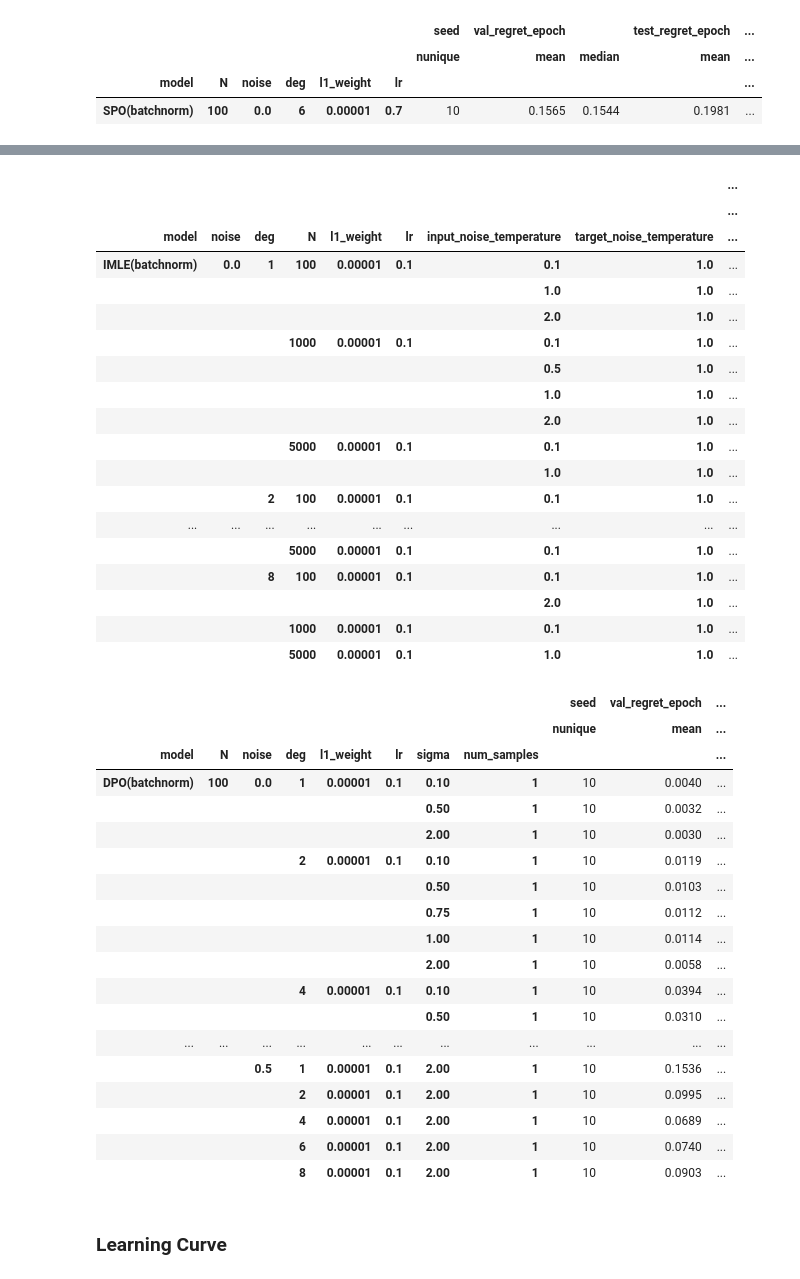
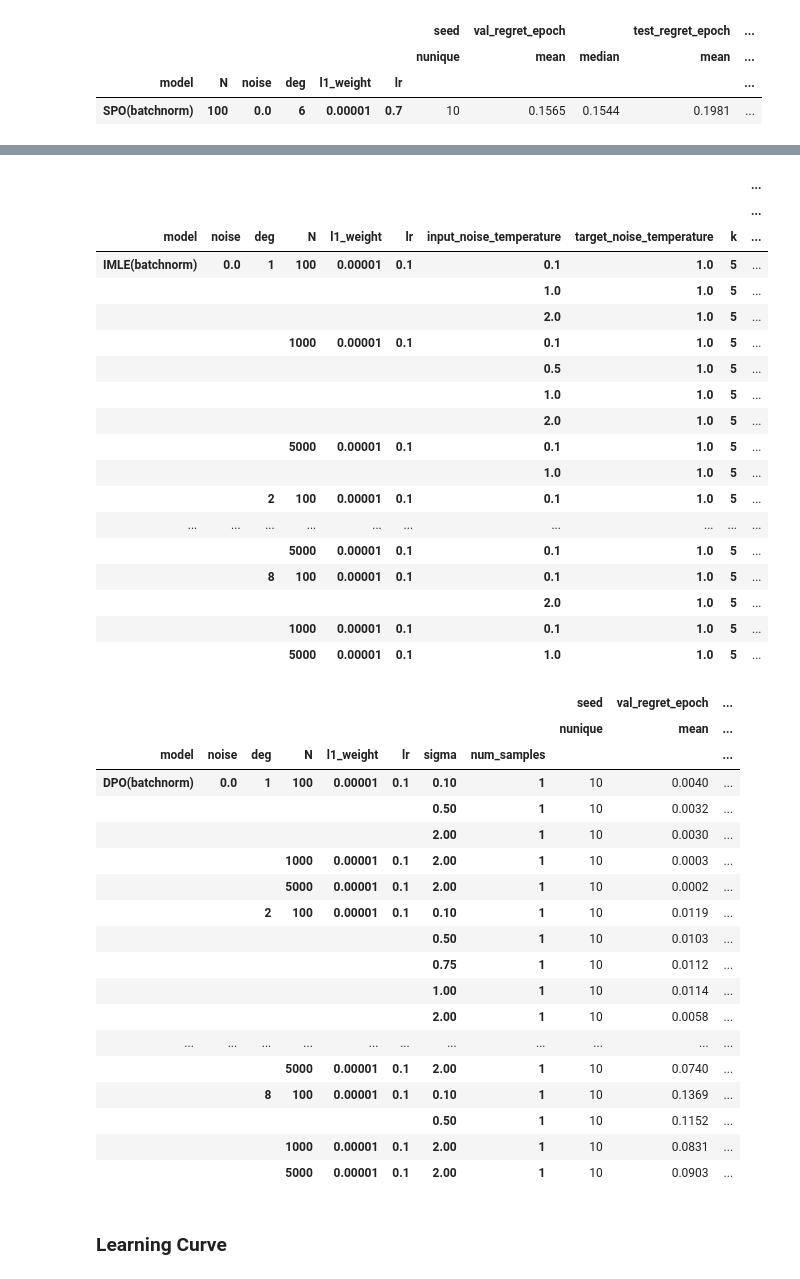
Before and after one commit to PredOpt/predopt-benchmarks, a Jupyter notebook: SPOSP/ResultIn Tabular.ipynb, the cells around one changed output, grey strips where cells are left out. Cells and saved outputs as stored; diff of their text form; code cells hidden in the pictures.

```diff
--- a/SPOSP/ResultIn Tabular.ipynb
+++ b/SPOSP/ResultIn Tabular.ipynb
@@ -195,31 +195,31 @@ bb_rslt.groupby(['model','noise','deg','N','l1_weight','lr','mu'],dropna=False).
 # imle_regret.to_csv("Rslt/Normed_IMLE_Regret.csv",index=False)
 # %%
 imle_rslt = pd.read_csv("Rslt/Normed_IMLE_rslt.csv")
-imle_rslt.groupby(['model','noise','deg','N','l1_weight','lr','input_noise_temperature','target_noise_temperature',
+imle_rslt.groupby(['model','noise','deg','N','l1_weight','lr','input_noise_temperature','target_noise_temperature','k',
                   'nb_iterations','nb_samples'],dropna=False).agg({'seed': 'nunique',
     'val_regret_epoch':['mean','median'],
     "test_regret_epoch":['mean','std','count'],
     "test_mse_epoch":['mean','std','count'],}).round(4)
 # %% [output]
-|  |  |  |  |  |  |  |  | ... |
-|  |  |  |  |  |  |  |  | ... |
-| model | noise | deg | N | l1_weight | lr | input_noise_temperature | target_noise_temperature | ... |
-| IMLE(batchnorm) | 0.0 | 1 | 100 | 0.00001 | 0.1 | 0.1 | 1.0 | ... |
-|  |  |  |  |  |  | 1.0 | 1.0 | ... |
-|  |  |  |  |  |  | 2.0 | 1.0 | ... |
-|  |  |  | 1000 | 0.00001 | 0.1 | 0.1 | 1.0 | ... |
-|  |  |  |  |  |  | 0.5 | 1.0 | ... |
-|  |  |  |  |  |  | 1.0 | 1.0 | ... |
-|  |  |  |  |  |  | 2.0 | 1.0 | ... |
-|  |  |  | 5000 | 0.00001 | 0.1 | 0.1 | 1.0 | ... |
-|  |  |  |  |  |  | 1.0 | 1.0 | ... |
-|  |  | 2 | 100 | 0.00001 | 0.1 | 0.1 | 1.0 | ... |
-| ... | ... | ... | ... | ... | ... | ... | ... | ... |
-|  |  |  | 5000 | 0.00001 | 0.1 | 0.1 | 1.0 | ... |
-|  |  | 8 | 100 | 0.00001 | 0.1 | 0.1 | 1.0 | ... |
-|  |  |  |  |  |  | 2.0 | 1.0 | ... |
-|  |  |  | 1000 | 0.00001 | 0.1 | 0.1 | 1.0 | ... |
-|  |  |  | 5000 | 0.00001 | 0.1 | 1.0 | 1.0 | ... |
+|  |  |  |  |  |  |  |  |  | ... |
+|  |  |  |  |  |  |  |  |  | ... |
+| model | noise | deg | N | l1_weight | lr | input_noise_temperature | target_noise_temperature | k | ... |
+| IMLE(batchnorm) | 0.0 | 1 | 100 | 0.00001 | 0.1 | 0.1 | 1.0 | 5 | ... |
+|  |  |  |  |  |  | 1.0 | 1.0 | 5 | ... |
+|  |  |  |  |  |  | 2.0 | 1.0 | 5 | ... |
+|  |  |  | 1000 | 0.00001 | 0.1 | 0.1 | 1.0 | 5 | ... |
+|  |  |  |  |  |  | 0.5 | 1.0 | 5 | ... |
+|  |  |  |  |  |  | 1.0 | 1.0 | 5 | ... |
+|  |  |  |  |  |  | 2.0 | 1.0 | 5 | ... |
+|  |  |  | 5000 | 0.00001 | 0.1 | 0.1 | 1.0 | 5 | ... |
+|  |  |  |  |  |  | 1.0 | 1.0 | 5 | ... |
+|  |  | 2 | 100 | 0.00001 | 0.1 | 0.1 | 1.0 | 5 | ... |
+| ... | ... | ... | ... | ... | ... | ... | ... | ... | ... |
+|  |  |  | 5000 | 0.00001 | 0.1 | 0.1 | 1.0 | 5 | ... |
+|  |  | 8 | 100 | 0.00001 | 0.1 | 0.1 | 1.0 | 5 | ... |
+|  |  |  |  |  |  | 2.0 | 1.0 | 5 | ... |
+|  |  |  | 1000 | 0.00001 | 0.1 | 0.1 | 1.0 | 5 | ... |
+|  |  |  | 5000 | 0.00001 | 0.1 | 1.0 | 1.0 | 5 | ... |
 # %%
 # dpo_rslt = pd.read_csv("Rslt/Normed_DPO_rslt.csv")
 # dpo_rslt.drop_duplicates(subset=['N','noise','deg','l1_weight','lr','sigma','num_samples','seed'], keep='last',inplace=True)
@@ -230,7 +230,7 @@ imle_rslt.groupby(['model','noise','deg','N','l1_weight','lr','input_noise_tempe
 # dpo_regret.to_csv("Rslt/Normed_DPO_Regret.csv",index=False)
 # %%
 dpo_rslt = pd.read_csv("Rslt/Normed_DPO_rslt.csv")
-dpo_rslt.groupby(['model','N','noise','deg','l1_weight','lr','sigma','num_samples'],dropna=False).agg({
+dpo_rslt.groupby(['model','noise','deg','N','l1_weight','lr','sigma','num_samples'],dropna=False).agg({
     'seed': 'nunique',
     'val_regret_epoch':['mean','median'],
     "test_regret_epoch":['mean','std','count'],
@@ -238,23 +238,23 @@ dpo_rslt.groupby(['model','N','noise','deg','l1_weight','lr','sigma','num_sample
 # %% [output]
 |  |  |  |  |  |  |  |  | seed | val_regret_epoch | ... |
 |  |  |  |  |  |  |  |  | nunique | mean | ... |
-| model | N | noise | deg | l1_weight | lr | sigma | num_samples |  |  | ... |
-| DPO(batchnorm) | 100 | 0.0 | 1 | 0.00001 | 0.1 | 0.10 | 1 | 10 | 0.0040 | ... |
+| model | noise | deg | N | l1_weight | lr | sigma | num_samples |  |  | ... |
+| DPO(batchnorm) | 0.0 | 1 | 100 | 0.00001 | 0.1 | 0.10 | 1 | 10 | 0.0040 | ... |
 |  |  |  |  |  |  | 0.50 | 1 | 10 | 0.0032 | ... |
 |  |  |  |  |  |  | 2.00 | 1 | 10 | 0.0030 | ... |
-|  |  |  | 2 | 0.00001 | 0.1 | 0.10 | 1 | 10 | 0.0119 | ... |
+|  |  |  | 1000 | 0.00001 | 0.1 | 2.00 | 1 | 10 | 0.0003 | ... |
+|  |  |  | 5000 | 0.00001 | 0.1 | 2.00 | 1 | 10 | 0.0002 | ... |
+|  |  | 2 | 100 | 0.00001 | 0.1 | 0.10 | 1 | 10 | 0.0119 | ... |
 |  |  |  |  |  |  | 0.50 | 1 | 10 | 0.0103 | ... |
 |  |  |  |  |  |  | 0.75 | 1 | 10 | 0.0112 | ... |
 |  |  |  |  |  |  | 1.00 | 1 | 10 | 0.0114 | ... |
 |  |  |  |  |  |  | 2.00 | 1 | 10 | 0.0058 | ... |
-|  |  |  | 4 | 0.00001 | 0.1 | 0.10 | 1 | 10 | 0.0394 | ... |
-|  |  |  |  |  |  | 0.50 | 1 | 10 | 0.0310 | ... |
 | ... | ... | ... | ... | ... | ... | ... | ... | ... | ... | ... |
-|  |  | 0.5 | 1 | 0.00001 | 0.1 | 2.00 | 1 | 10 | 0.1536 | ... |
-|  |  |  | 2 | 0.00001 | 0.1 | 2.00 | 1 | 10 | 0.0995 | ... |
-|  |  |  | 4 | 0.00001 | 0.1 | 2.00 | 1 | 10 | 0.0689 | ... |
-|  |  |  | 6 | 0.00001 | 0.1 | 2.00 | 1 | 10 | 0.0740 | ... |
-|  |  |  | 8 | 0.00001 | 0.1 | 2.00 | 1 | 10 | 0.0903 | ... |
+|  |  |  | 5000 | 0.00001 | 0.1 | 2.00 | 1 | 10 | 0.0740 | ... |
+|  |  | 8 | 100 | 0.00001 | 0.1 | 0.10 | 1 | 10 | 0.1369 | ... |
+|  |  |  |  |  |  | 0.50 | 1 | 10 | 0.1152 | ... |
+|  |  |  | 1000 | 0.00001 | 0.1 | 2.00 | 1 | 10 | 0.0831 | ... |
+|  |  |  | 5000 | 0.00001 | 0.1 | 2.00 | 1 | 10 | 0.0903 | ... |
 # %% [markdown]
 ### Learning Curve
 # %%
```
Also changed, not shown: parts of 5 cells of this notebook, 6 other files.
